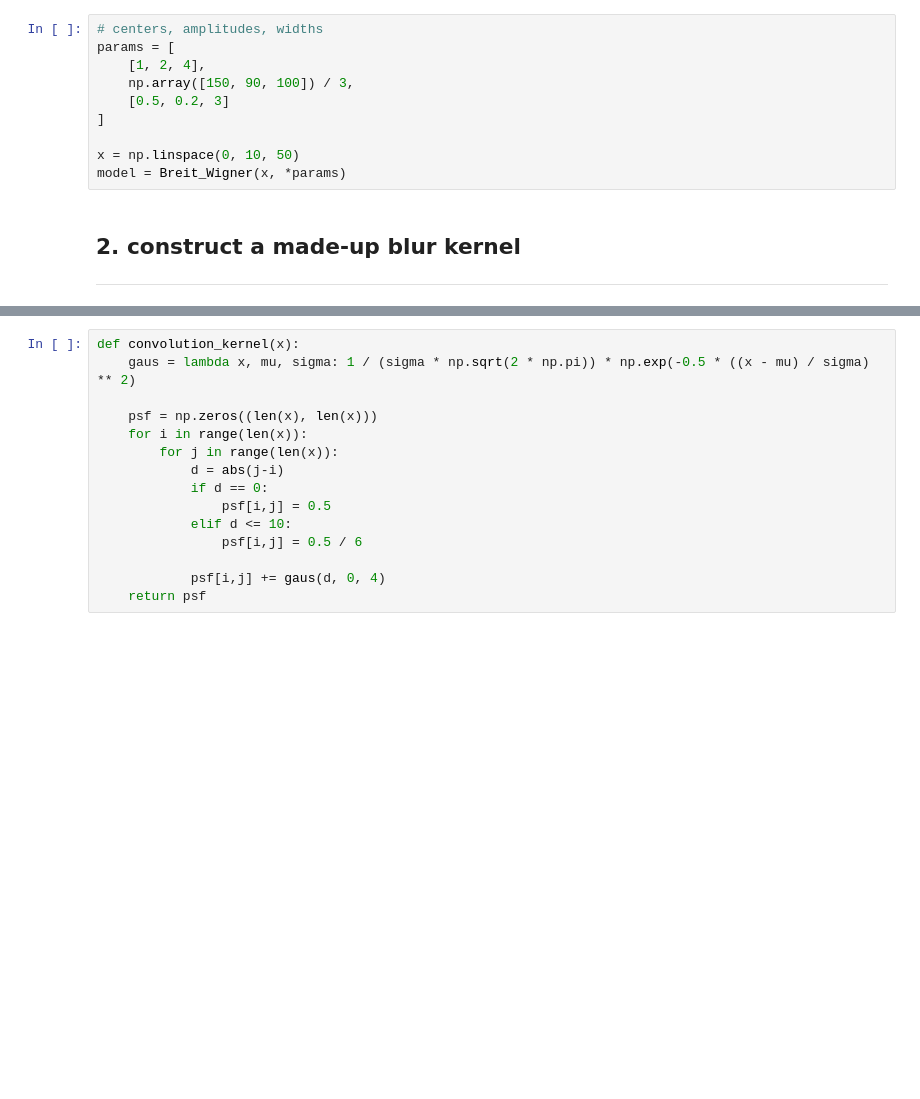
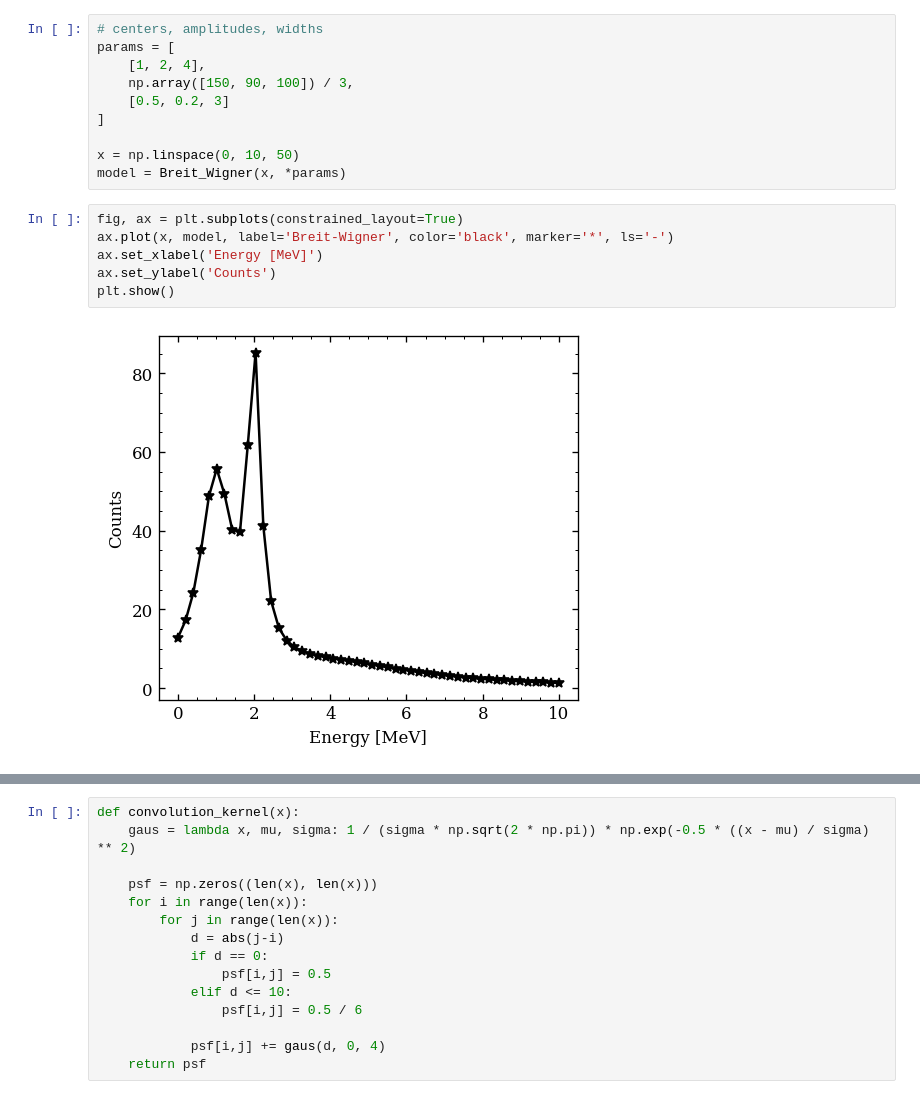
Before and after one commit to tck199732/richardson-lucy-1d, a Jupyter notebook: notebooks/demo/demo_00_invariant_mass_spectra.ipynb, the cells around one changed output, grey strips where cells are left out. Saved outputs shown, nothing was run; the diff lists cells and outputs as text; blank space fills up the shorter version.

```diff
--- a/notebooks/demo/demo_00_invariant_mass_spectra.ipynb
+++ b/notebooks/demo/demo_00_invariant_mass_spectra.ipynb
@@ -48,6 +52,11 @@ params = [
 
 x = np.linspace(0, 10, 50)
 model = Breit_Wigner(x, *params)
-# %% [markdown]
-## 2. construct a made-up blur kernel
---------------------------------------
+# %%
+fig, ax = plt.subplots(constrained_layout=True)
+ax.plot(x, model, label='Breit-Wigner', color='black', marker='*', ls='-')
+ax.set_xlabel('Energy [MeV]')
+ax.set_ylabel('Counts')
+plt.show()
+# %% [output]
+[figure, added]
```
Also changed, not shown: parts of 3 cells of this notebook, 3 other files.
